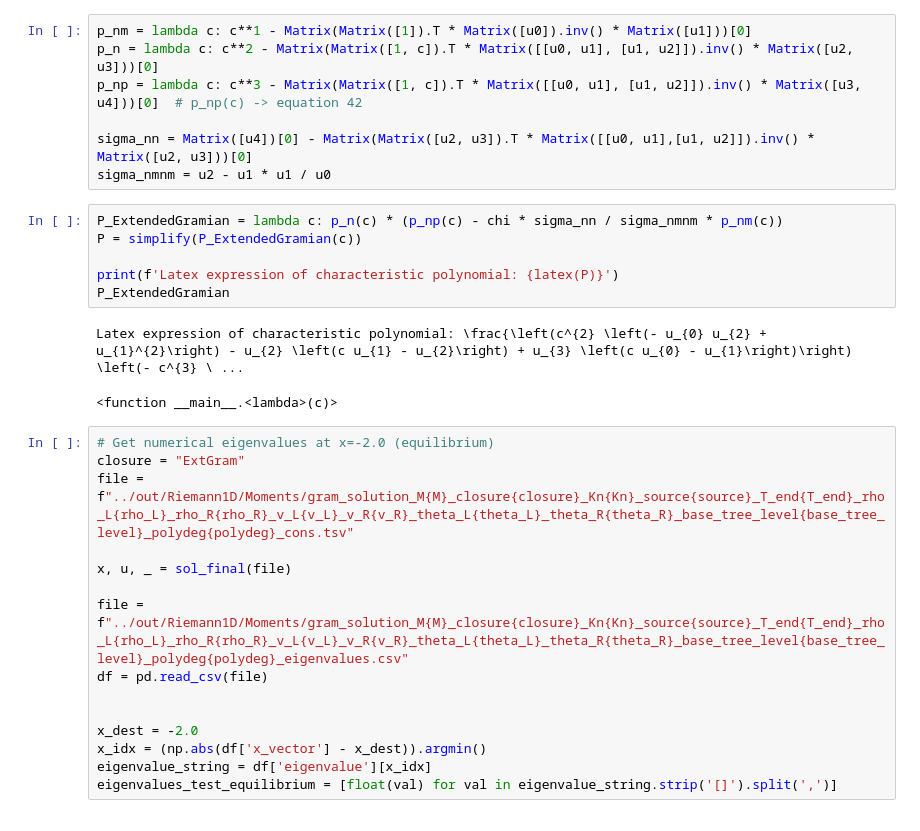
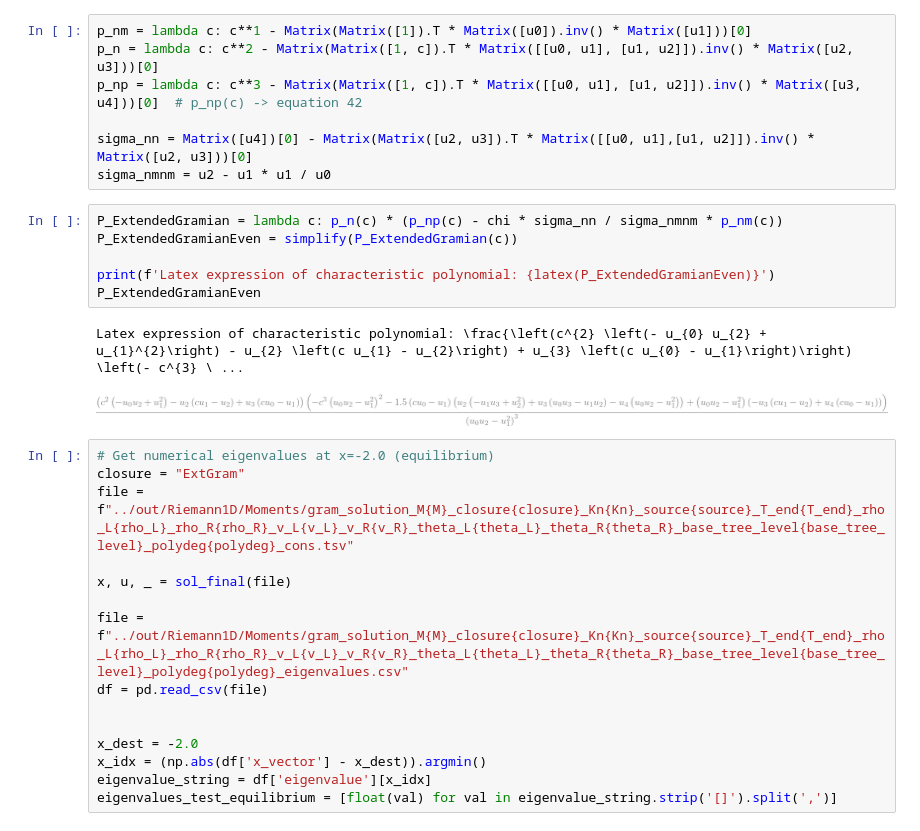
Before and after one commit to JanHab/ExtGram.jl, a Jupyter notebook: notebooks/AnalyzeEigenvalues.ipynb, the cells around one changed output. Saved outputs shown, nothing was run; the diff lists cells and outputs as text.

```diff
--- a/notebooks/AnalyzeEigenvalues.ipynb
+++ b/notebooks/AnalyzeEigenvalues.ipynb
@@ -862,13 +202,13 @@ sigma_nn = Matrix([u4])[0] - Matrix(Matrix([u2, u3]).T * Matrix([[u0, u1],[u1, u
 sigma_nmnm = u2 - u1 * u1 / u0
 # %%
 P_ExtendedGramian = lambda c: p_n(c) * (p_np(c) - chi * sigma_nn / sigma_nmnm * p_nm(c))
-P = simplify(P_ExtendedGramian(c))
+P_ExtendedGramianEven = simplify(P_ExtendedGramian(c))
 
-print(f'Latex expression of characteristic polynomial: {latex(P)}')
-P_ExtendedGramian
+print(f'Latex expression of characteristic polynomial: {latex(P_ExtendedGramianEven)}')
+P_ExtendedGramianEven
 # %% [output]
 Latex expression of characteristic polynomial: \frac{\left(c^{2} \left(- u_{0} u_{2} + u_{1}^{2}\right) - u_{2} \left(c u_{1} - u_{2}\right) + u_{3} \left(c u_{0} - u_{1}\right)\right) \left(- c^{3} \ ...
-<function __main__.<lambda>(c)>
+[figure, added]
 # %%
 # Get numerical eigenvalues at x=-2.0 (equilibrium)
 closure = "ExtGram"
```
Also changed, not shown: parts of 37 cells of this notebook, 1 other file.
